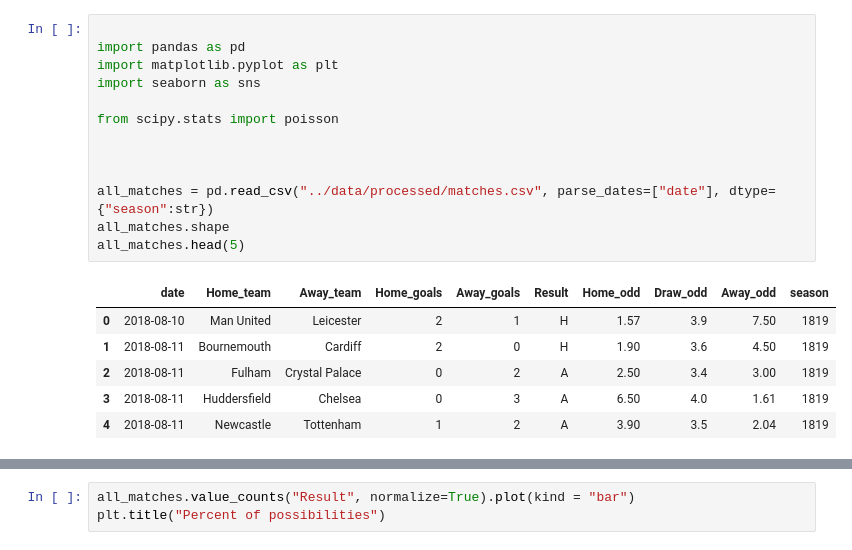
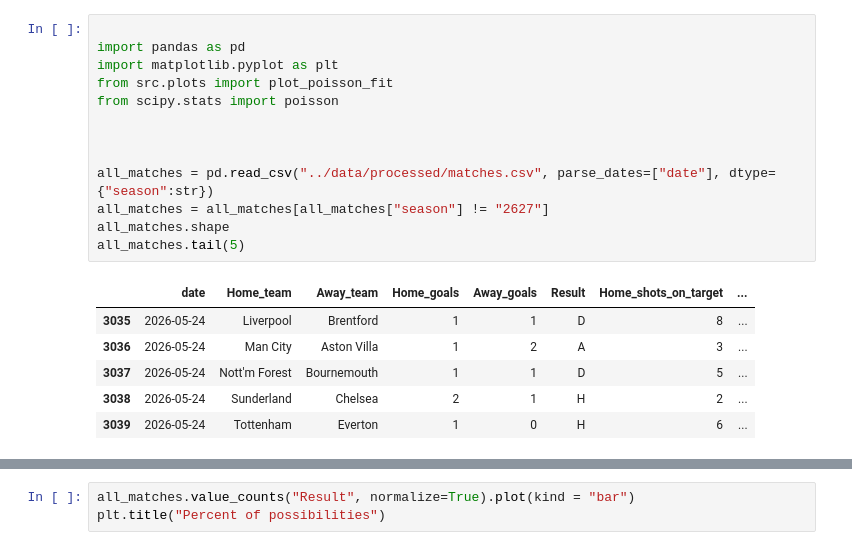
Before and after one commit to Przemsky403290/football_poisson_model___, a Jupyter notebook: notebooks/02_exploration.ipynb, the cells around one changed output, grey strips where cells are left out. Saved outputs shown, nothing was run; the diff lists cells and outputs as text.

```diff
--- a/notebooks/02_exploration.ipynb
+++ b/notebooks/02_exploration.ipynb
@@ -1,20 +1,20 @@
 # %%
 
 import pandas as pd
 import matplotlib.pyplot as plt
-import seaborn as sns
-
+from src.plots import plot_poisson_fit
 from scipy.stats import poisson
 
 
 
 all_matches = pd.read_csv("../data/processed/matches.csv", parse_dates=["date"], dtype={"season":str})
+all_matches = all_matches[all_matches["season"] != "2627"]
 all_matches.shape
-all_matches.head(5)
+all_matches.tail(5)
 # %% [output]
-|  | date | Home_team | Away_team | Home_goals | Away_goals | Result | Home_odd | Draw_odd | Away_odd | season |
-| 0 | 2018-08-10 | Man United | Leicester | 2 | 1 | H | 1.57 | 3.9 | 7.50 | 1819 |
-| 1 | 2018-08-11 | Bournemouth | Cardiff | 2 | 0 | H | 1.90 | 3.6 | 4.50 | 1819 |
-| 2 | 2018-08-11 | Fulham | Crystal Palace | 0 | 2 | A | 2.50 | 3.4 | 3.00 | 1819 |
-| 3 | 2018-08-11 | Huddersfield | Chelsea | 0 | 3 | A | 6.50 | 4.0 | 1.61 | 1819 |
-| 4 | 2018-08-11 | Newcastle | Tottenham | 1 | 2 | A | 3.90 | 3.5 | 2.04 | 1819 |
+|  | date | Home_team | Away_team | Home_goals | Away_goals | Result | Home_shots_on_target | ... |
+| 3035 | 2026-05-24 | Liverpool | Brentford | 1 | 1 | D | 8 | ... |
+| 3036 | 2026-05-24 | Man City | Aston Villa | 1 | 2 | A | 3 | ... |
+| 3037 | 2026-05-24 | Nott'm Forest | Bournemouth | 1 | 1 | D | 5 | ... |
+| 3038 | 2026-05-24 | Sunderland | Chelsea | 2 | 1 | H | 2 | ... |
+| 3039 | 2026-05-24 | Tottenham | Everton | 1 | 0 | H | 6 | ... |
```
Also changed, not shown: parts of 12 cells of this notebook, 4 other files.
